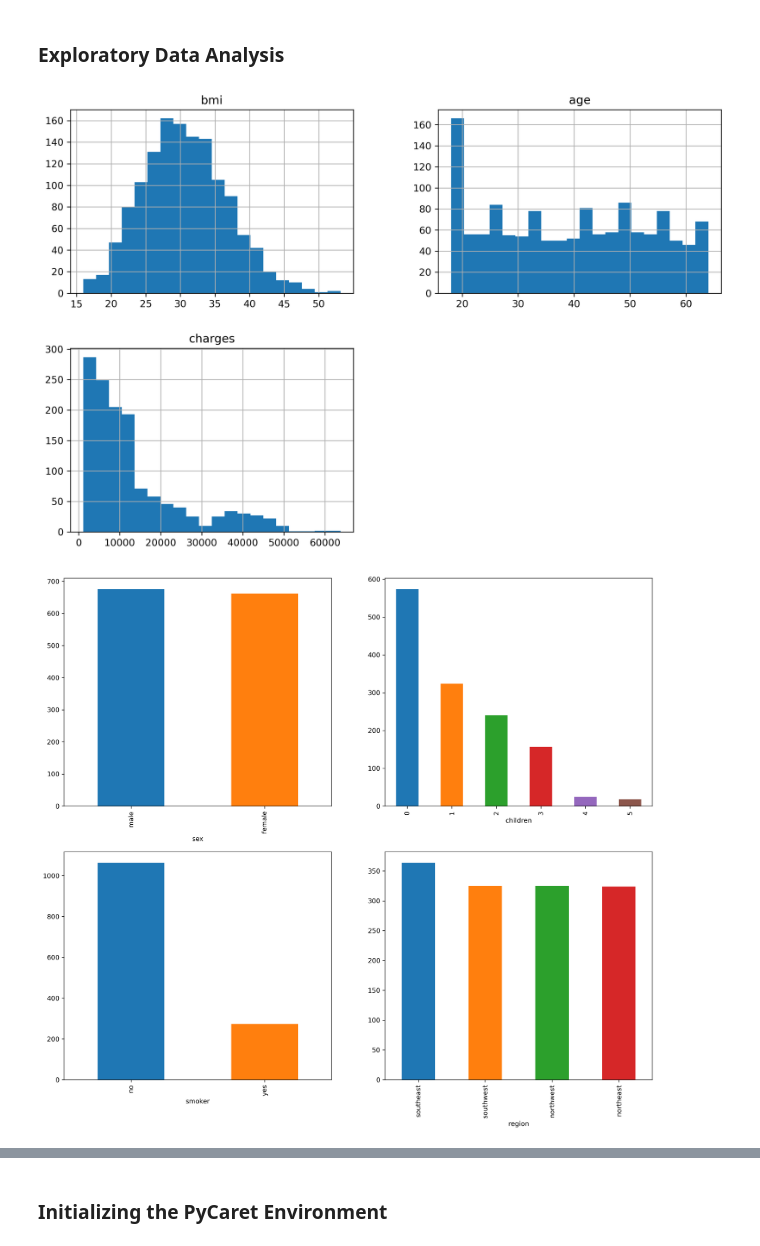
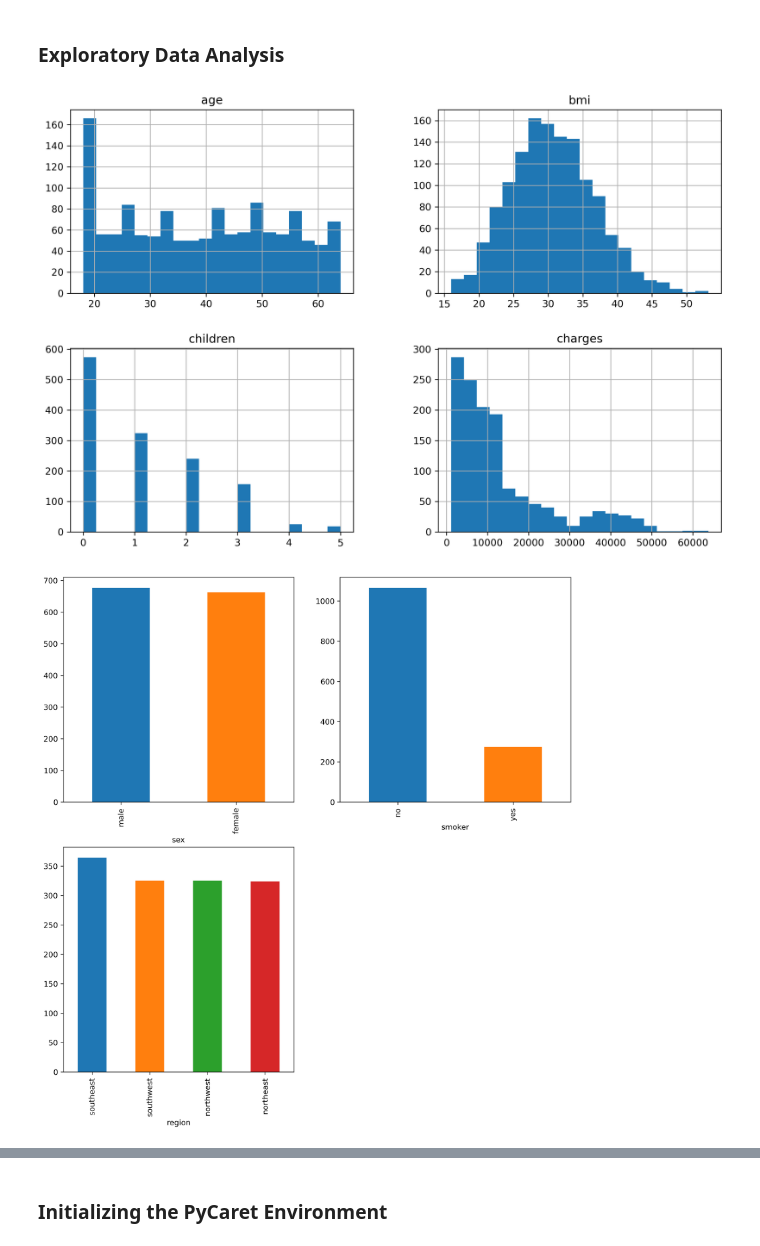
Before and after one commit to derevirn/pycaret-book, a Jupyter notebook: 02_Regression/Regression.ipynb, the cells around one changed output, grey strips where cells are left out. Cells and saved outputs as stored; diff of their text form; code cells hidden in the pictures.

```diff
--- a/02_Regression/Regression.ipynb
+++ b/02_Regression/Regression.ipynb
@@ -39,21 +39,22 @@ memory usage: 73.3+ KB
 # %% [markdown]
 ### Exploratory Data Analysis
 # %%
-numeric = ['bmi', 'age', 'charges']
+numeric = ['age', 'bmi', 'children', 'charges']
 
 data[numeric].hist(bins=20, figsize = (12,8))
 plt.show()
 # %% [output]
-[figure, old version]
+[figure, new version]
 # %%
-categorical = ['sex', 'children', 'smoker', 'region']
-color = ['C0', 'C1', 'C2', 'C3', 'C4', 'C5']
+categorical = ['sex', 'smoker', 'region']
+color = ['C0', 'C1', 'C2', 'C3']
 
-fig, axes = plt.subplots(2, 2, figsize = (16,14))
+fig, axes = plt.subplots(2, 2, figsize = (12,12))
+axes[1,1].set_axis_off()
 
 for ax, col in zip(axes.flatten(), categorical) :
     data[col].value_counts().plot(kind = 'bar', ax = ax, color = color)
     ax.set_xlabel(col)
 # %% [output]
-[figure, old version]
+[figure, new version]
 # %%
```
Also changed, not shown: parts of 10 cells of this notebook, 2 other files.
